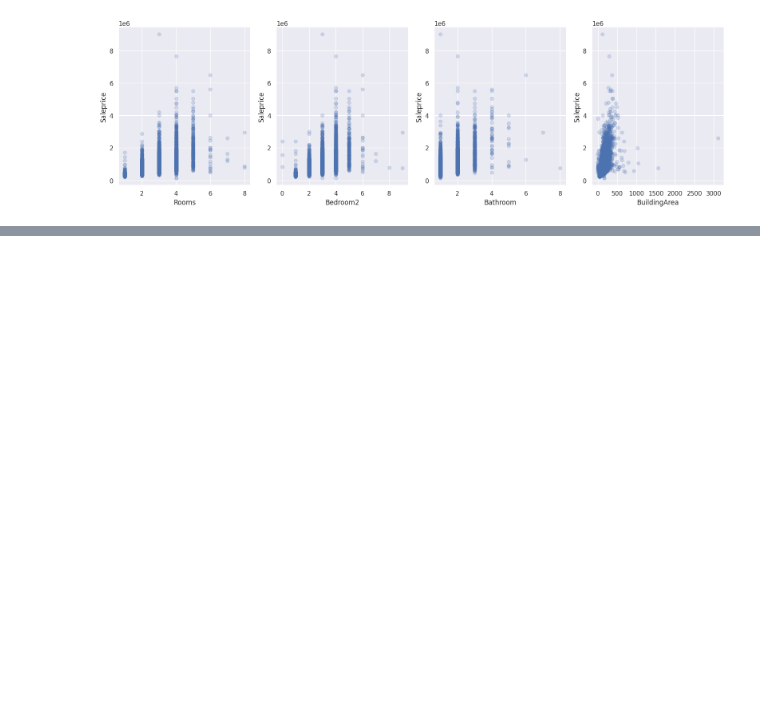
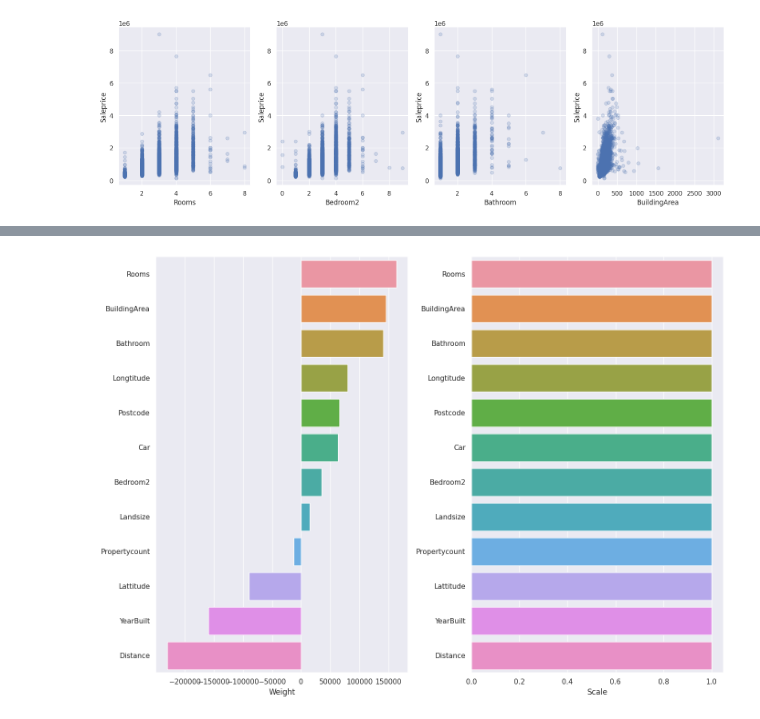
Before and after one commit to trizyx/melb_data, a Jupyter notebook: melbourn.ipynb, the cells around one changed output, grey strips where cells are left out. Cells and saved outputs as stored; diff of their text form; code cells hidden in the pictures; blank space fills up the shorter version.

```diff
--- a/melbourn.ipynb
+++ b/melbourn.ipynb
@@ -118,7 +120,7 @@ sns.pairplot(df)
 from sklearn.model_selection import train_test_split
 x = df.drop(columns=['Price'])
 y = df['Price']
-X_train, X_test, Y_train, Y_pred = train_test_split(x, y, test_size=0.3, random_state=10)
+X_train, X_test, Y_train, Y_test = train_test_split(x, y, test_size=0.3, random_state=10)
 # %%
 sns.distplot(Y_train)
 # %% [output]
@@ -147,3 +149,19 @@ for i, feature in enumerate(['Rooms', 'Bedroom2', 'Bathroom', 'BuildingArea']):
 plt.tight_layout()
 # %% [output]
 [figure]
+# %%
+from sklearn.linear_model import Ridge
+from sklearn.metrics import mean_squared_error
+from sklearn.preprocessing import StandardScaler
+
+
+caler = StandardScaler()
+X_test = scaler.fit_transform(X_test[numeric_features])
+X_train = scaler.fit_transform(X_train[numeric_features])
+model = Ridge()
+model.fit(X_train, Y_train)
+y_pred = model.predict(X_test)
+y_train_pred = model.predict(X_train)
+
+print('Test RMSE %.4f' % mean_squared_error(Y_test, y_pred, squared=False))
+print('Train RMSE %.4f' % mean_squared_error(Y_train, y_train_pred, squared=False))
@@ -149,0 +190,17 @@ plt.tight_layout()
+# %%
+
+def show_weights(features, weights, scales):
+    fig, axs = plt.subplots(figsize=(14, 10), ncols=2)
+    sorted_weights = sorted(zip(weights, features, scales), reverse=True)
+    weights = [x[0] for x in sorted_weights]
+    features = [x[1] for x in sorted_weights]
+    scales = [x[2] for x in sorted_weights]
+    sns.barplot(y=features, x=weights, ax=axs[0])
+    axs[0].set_xlabel("Weight")
+    sns.barplot(y=features, x=scales, ax=axs[1])
+    axs[1].set_xlabel("Scale")
+    plt.tight_layout()
+scales = pd.Series(data=X_train.std(axis=0), index=numeric_features)
+show_weights(numeric_features, model.coef_, scales)
+# %% [output]
+[figure, added]
```
Also changed, not shown: parts of 3 cells of this notebook.
